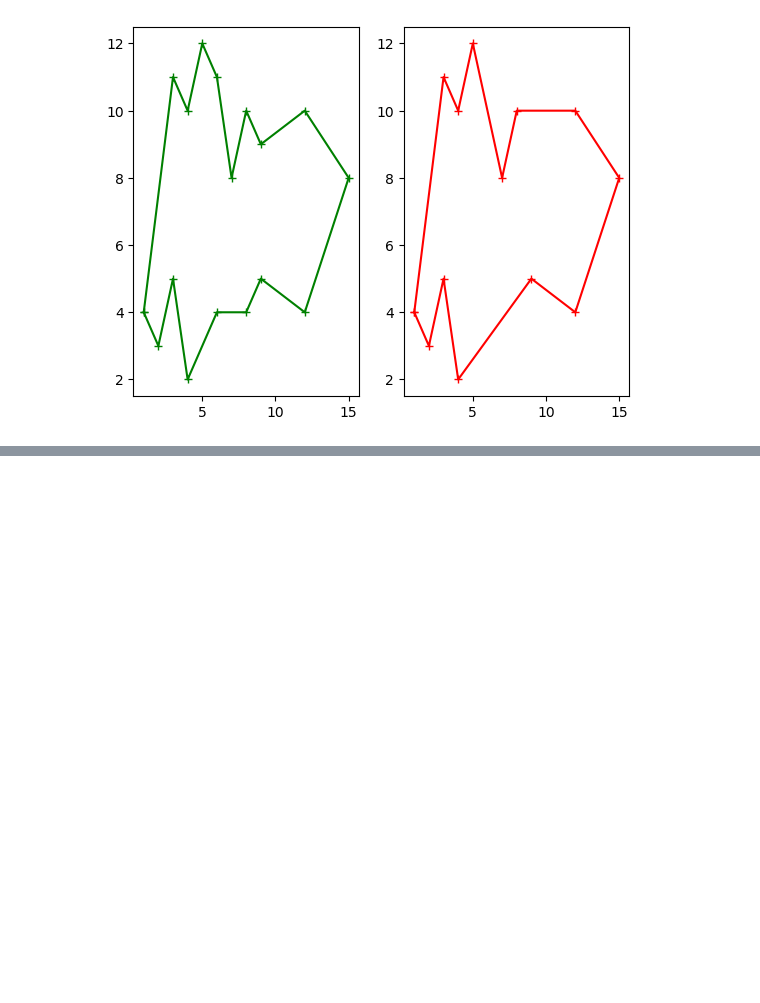
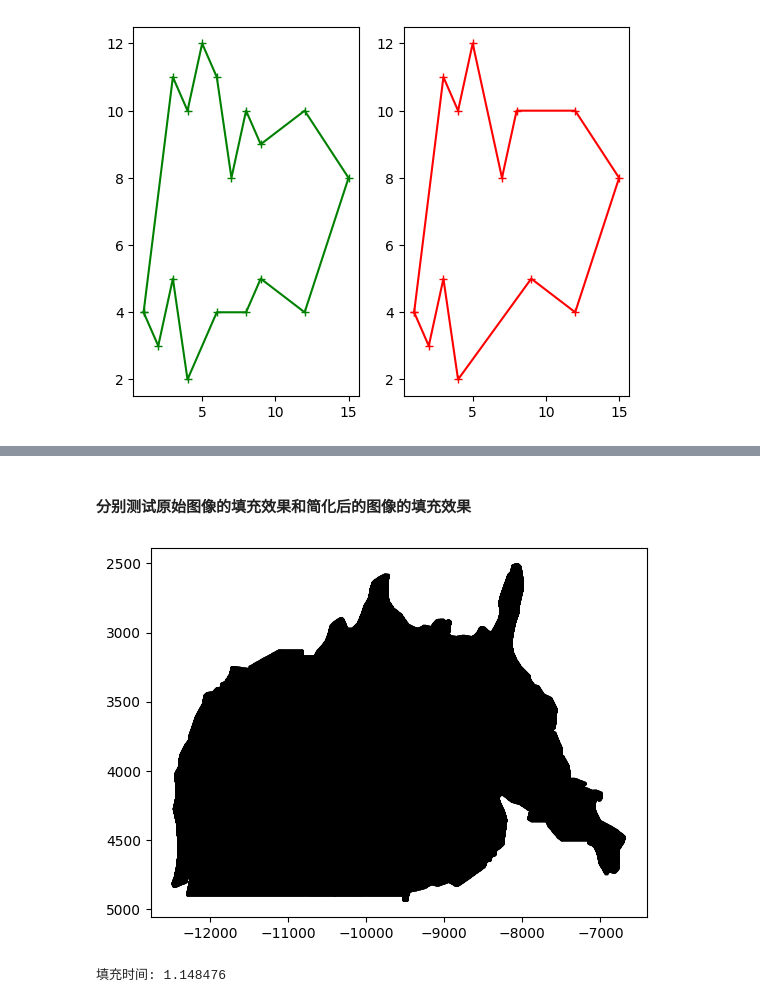
Before and after one commit to HandsomeSword/cv-homeword, a Jupyter notebook: test.ipynb, the cells around one changed output, grey strips where cells are left out. Saved outputs shown, nothing was run; the diff lists cells and outputs as text; code cells hidden in the pictures; blank space fills up the shorter version.

```diff
--- a/test.ipynb
+++ b/test.ipynb
@@ -281,0 +245,18 @@ Error:
+# %% [markdown]
+#### 分别测试原始图像的填充效果和简化后的图像的填充效果
+# %%
+
+
+vertices = [[x, y] for x, y in zip(dx[:-1], dy[:-1])]
+plot_polygon(vertices)
+start_time = time.time()
+for i in range(10):
+    scanline_fill(vertices)
+end_time = time.time()
+plt.gca().invert_yaxis()
+plt.show()
+
+print(f"填充时间:{(end_time - start_time) / 10 : .6f}")
+# %% [output]
+[figure, added]
+填充时间: 1.148476
```
Also changed, not shown: parts of 15 cells of this notebook, 1 other file.
